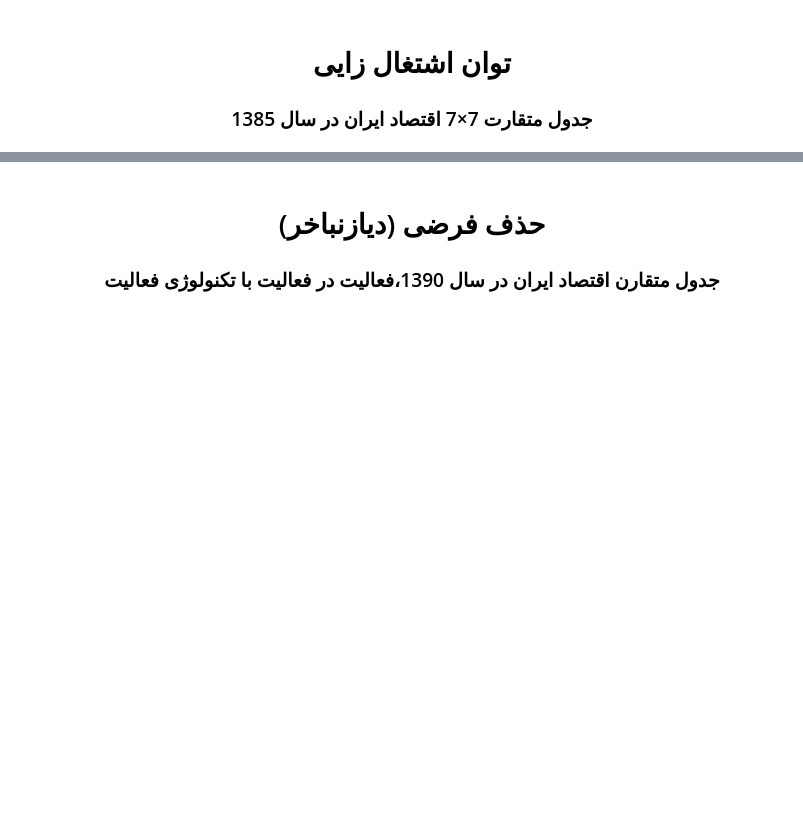
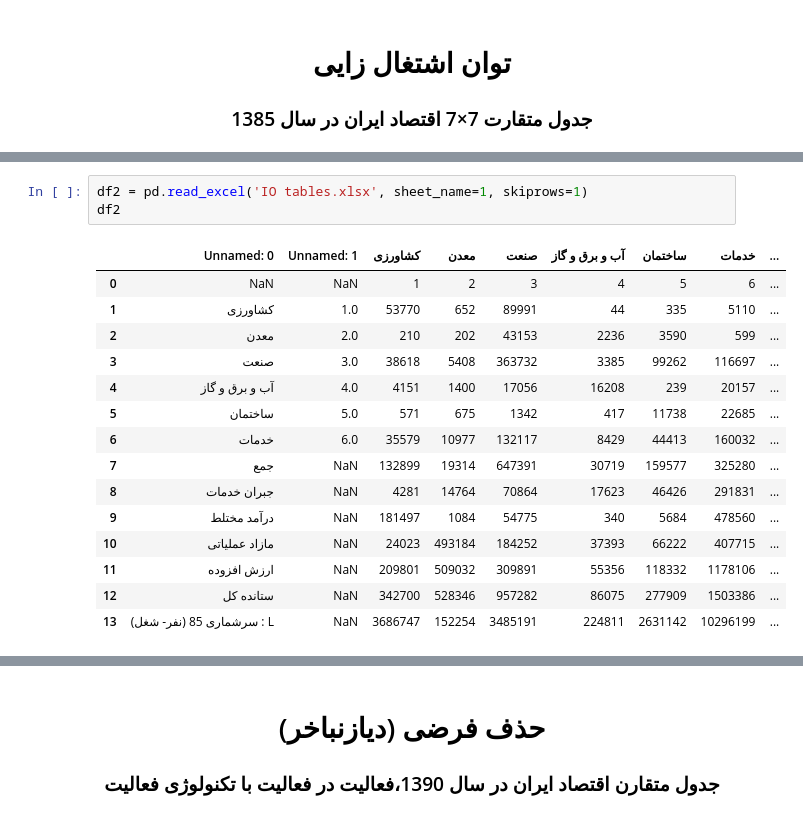
Before and after one commit to saeed-saffari/Python-for-Economics-fall-2021, a Jupyter notebook: Planning Economics/05 - Planning Economics.ipynb, the cells around one changed output, grey strips where cells are left out. Saved outputs shown, nothing was run; the diff lists cells and outputs as text; blank space fills up the shorter version.

```diff
--- a/Planning Economics/05 - Planning Economics.ipynb
+++ b/Planning Economics/05 - Planning Economics.ipynb
@@ -37,0 +287,19 @@
+# %%
+df2 = pd.read_excel('IO tables.xlsx', sheet_name=1, skiprows=1)
+df2
+# %% [output]
+|  | Unnamed: 0 | Unnamed: 1 | کشاورزی | معدن | صنعت | آب و برق و گاز | ساختمان | خدمات | ... |
+| 0 | NaN | NaN | 1 | 2 | 3 | 4 | 5 | 6 | ... |
+| 1 | کشاورزی | 1.0 | 53770 | 652 | 89991 | 44 | 335 | 5110 | ... |
+| 2 | معدن | 2.0 | 210 | 202 | 43153 | 2236 | 3590 | 599 | ... |
+| 3 | صنعت | 3.0 | 38618 | 5408 | 363732 | 3385 | 99262 | 116697 | ... |
+| 4 | آب و برق و گاز | 4.0 | 4151 | 1400 | 17056 | 16208 | 239 | 20157 | ... |
+| 5 | ساختمان | 5.0 | 571 | 675 | 1342 | 417 | 11738 | 22685 | ... |
+| 6 | خدمات | 6.0 | 35579 | 10977 | 132117 | 8429 | 44413 | 160032 | ... |
+| 7 | جمع | NaN | 132899 | 19314 | 647391 | 30719 | 159577 | 325280 | ... |
+| 8 | جبران خدمات | NaN | 4281 | 14764 | 70864 | 17623 | 46426 | 291831 | ... |
+| 9 | درآمد مختلط | NaN | 181497 | 1084 | 54775 | 340 | 5684 | 478560 | ... |
+| 10 | مازاد عملیاتی | NaN | 24023 | 493184 | 184252 | 37393 | 66222 | 407715 | ... |
+| 11 | ارزش افزوده | NaN | 209801 | 509032 | 309891 | 55356 | 118332 | 1178106 | ... |
+| 12 | ستانده کل | NaN | 342700 | 528346 | 957282 | 86075 | 277909 | 1503386 | ... |
+| 13 | سرشماری 85 (نفر- شغل) : L | NaN | 3686747 | 152254 | 3485191 | 224811 | 2631142 | 10296199 | ... |
```
Also changed, not shown: parts of 66 cells of this notebook.
